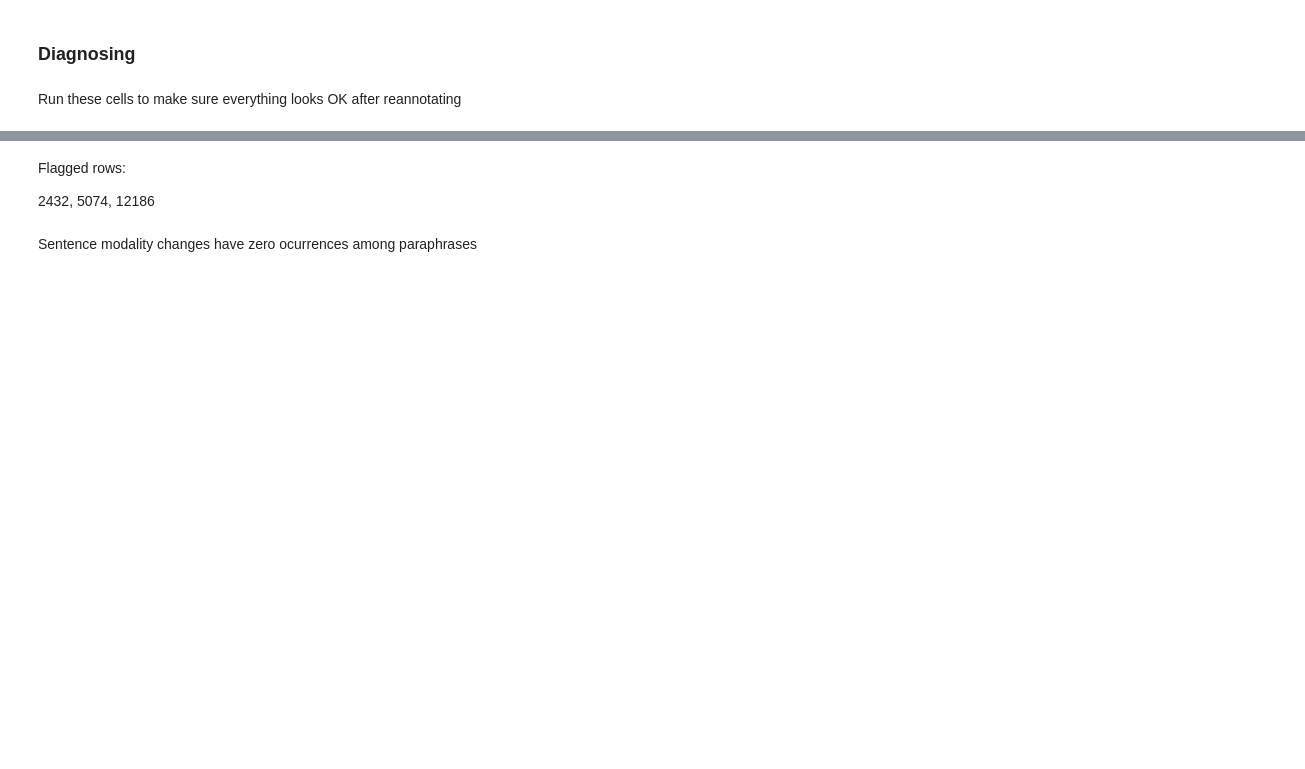
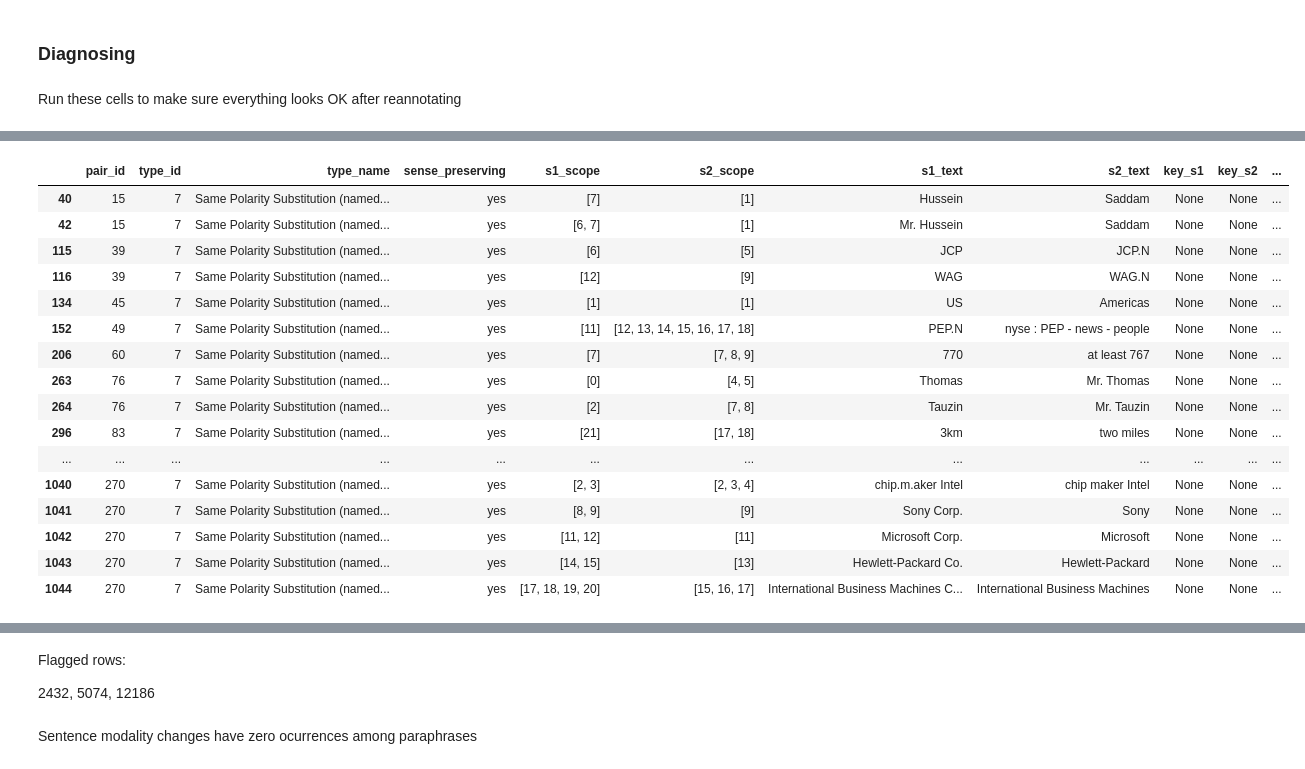
Before and after one commit to lucasadelino/thesis, a Jupyter notebook: reannotation.ipynb, the cells around one changed output, grey strips where cells are left out. Drawn from its saved outputs; the diff is of its cells as text; code cells hidden in the pictures; blank space fills up the shorter version.

```diff
--- a/reannotation.ipynb
+++ b/reannotation.ipynb
@@ -489,4 +665,22 @@ textual_paraphrases.loc[(textual_paraphrases['pair_id'] == 449+1) & (textual_par
 # %%
-textual_paraphrases[(textual_paraphrases['type_id'] == 21)][:50]
+textual_paraphrases[(textual_paraphrases['type_id'] == 7)][:50]
+# %% [output]
+|  | pair_id | type_id | type_name | sense_preserving | s1_scope | s2_scope | s1_text | s2_text | key_s1 | key_s2 | ... |
+| 40 | 15 | 7 | Same Polarity Substitution (named... | yes | [7] | [1] | Hussein | Saddam | None | None | ... |
+| 42 | 15 | 7 | Same Polarity Substitution (named... | yes | [6, 7] | [1] | Mr. Hussein | Saddam | None | None | ... |
+| 115 | 39 | 7 | Same Polarity Substitution (named... | yes | [6] | [5] | JCP | JCP.N | None | None | ... |
+| 116 | 39 | 7 | Same Polarity Substitution (named... | yes | [12] | [9] | WAG | WAG.N | None | None | ... |
+| 134 | 45 | 7 | Same Polarity Substitution (named... | yes | [1] | [1] | US | Americas | None | None | ... |
+| 152 | 49 | 7 | Same Polarity Substitution (named... | yes | [11] | [12, 13, 14, 15, 16, 17, 18] | PEP.N | nyse : PEP - news - people | None | None | ... |
+| 206 | 60 | 7 | Same Polarity Substitution (named... | yes | [7] | [7, 8, 9] | 770 | at least 767 | None | None | ... |
+| 263 | 76 | 7 | Same Polarity Substitution (named... | yes | [0] | [4, 5] | Thomas | Mr. Thomas | None | None | ... |
+| 264 | 76 | 7 | Same Polarity Substitution (named... | yes | [2] | [7, 8] | Tauzin | Mr. Tauzin | None | None | ... |
+| 296 | 83 | 7 | Same Polarity Substitution (named... | yes | [21] | [17, 18] | 3km | two miles | None | None | ... |
+| ... | ... | ... | ... | ... | ... | ... | ... | ... | ... | ... | ... |
+| 1040 | 270 | 7 | Same Polarity Substitution (named... | yes | [2, 3] | [2, 3, 4] | chip.m.aker Intel | chip maker Intel | None | None | ... |
+| 1041 | 270 | 7 | Same Polarity Substitution (named... | yes | [8, 9] | [9] | Sony Corp. | Sony | None | None | ... |
+| 1042 | 270 | 7 | Same Polarity Substitution (named... | yes | [11, 12] | [11] | Microsoft Corp. | Microsoft | None | None | ... |
+| 1043 | 270 | 7 | Same Polarity Substitution (named... | yes | [14, 15] | [13] | Hewlett-Packard Co. | Hewlett-Packard | None | None | ... |
+| 1044 | 270 | 7 | Same Polarity Substitution (named... | yes | [17, 18, 19, 20] | [15, 16, 17] | International Business Machines C... | International Business Machines | None | None | ... |
 # %%
 positives['sentence1_scope'][0]
```
Also changed, not shown: parts of 23 cells of this notebook.
